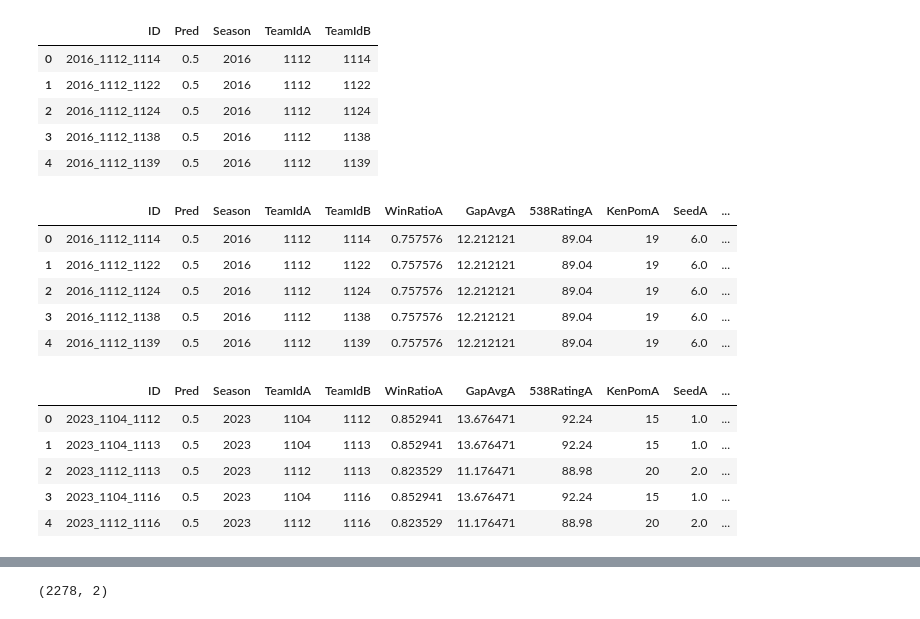
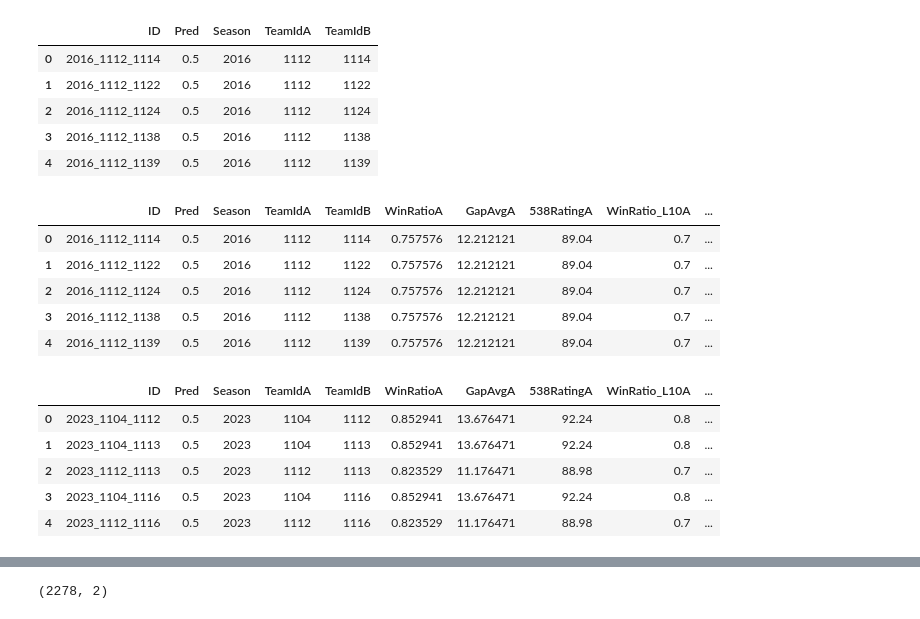
Before and after one commit to rcpiv/MarchMadness, a Jupyter notebook: 2023/Code/MensMM2023.ipynb, the cells around one changed output, grey strips where cells are left out. Saved outputs shown, nothing was run; the diff lists cells and outputs as text; code cells hidden in the pictures.

```diff
--- a/2023/Code/MensMM2023.ipynb
+++ b/2023/Code/MensMM2023.ipynb
@@ -93,3 +92,25 @@ df_features_season.head()
 | 2 | 2016 | 1122 | 0.484848 | -2.363636 | 68.83 |
 | 3 | 2016 | 1124 | 0.656250 | 6.687500 | 85.47 |
 | 4 | 2016 | 1138 | 0.575758 | 0.666667 | 75.66 |
+# %%
+# Get winning Pct in last 10 games of reg season
+
+tempW = pd.DataFrame.from_dict({'Season':reg_season['Season'], 'TeamID':reg_season['WTeamID'],\
+                                   'DayNum':reg_season['DayNum'], 'Result': 1}).reset_index(drop = True)
+
+tempL = pd.DataFrame.from_dict({'Season':reg_season['Season'], 'TeamID':reg_season['LTeamID'],\
+                                   'DayNum':reg_season['DayNum'], 'Result': 0}).reset_index(drop = True)
+
+team_results = pd.concat([tempW,tempL])
+
+l10 = team_results.groupby(['Season','TeamID'])['DayNum'].nlargest(10).reset_index().drop(['level_2'], axis = 1)
+
+l10_results = l10.merge(team_results, how = 'left', on = ['Season', 'TeamID', 'DayNum']).groupby(['Season','TeamID']).mean()
+
+l10_results = l10_results.reset_index().drop(['DayNum'], axis = 1).rename(columns={'Result':'WinRatio_L10'})
+
+df_features_season = df_features_season.merge(l10_results, how = 'left', left_on = ['Season','TeamID'], right_on=['Season','TeamID'])
+
+df_features_season['WinRatio_SeasonL10_Diff'] = df_features_season['WinRatio'] - df_features_season['WinRatio_L10']
+
+df_features_season.head()
@@ -171,6 +189,8 @@ df = pd.merge(
     'WinRatio': 'WinRatioW',
     'GapAvg': 'GapAvgW',
     '538rating': '538RatingW',
+    'WinRatio_L10': 'WinRatio_L10W',
+    'WinRatio_SeasonL10_Diff': 'WinRatio_SeasonL10_DiffW',
     'KenPom': 'KenPomW',
     'Seed': 'SeedW'
 }).drop(columns='TeamID', axis=1)
@@ -189,6 +209,8 @@ df = pd.merge(
     'WinRatio': 'WinRatioL',
     'GapAvg': 'GapAvgL',
     '538rating': '538RatingL',
+    'WinRatio_L10': 'WinRatio_L10L',
+    'WinRatio_SeasonL10_Diff': 'WinRatio_SeasonL10_DiffL',
     'KenPom': 'KenPomL',
     'Seed': 'SeedL'
 }).drop(columns='TeamID', axis=1)
@@ -242,6 +266,6 @@ df.head()
 # %%
 cols_to_diff = [
-    'Seed', 'WinRatio', 'GapAvg', '538Rating', 'KenPom'
+    'Seed', 'WinRatio', 'GapAvg', '538Rating', 'KenPom','WinRatio_L10','WinRatio_SeasonL10_Diff'
 ]
 
 for col in cols_to_diff:
@@ -285,39 +309,43 @@ df_test = pd.merge(
     'WinRatio': 'WinRatioA',
     'GapAvg': 'GapAvgA',
     '538rating': '538RatingA',
+    'WinRatio_L10': 'WinRatio_L10A',
+    'WinRatio_SeasonL10_Diff': 'WinRatio_SeasonL10_DiffA',
     'KenPom': 'KenPomA',
     'Seed': 'SeedA'
 }).drop(columns='TeamID', axis=1)
 
 df_test = pd.merge(
     df_test,
     df_features_season,
     how='left',
     left_on=['Season', 'TeamIdB'],
     right_on=['Season', 'TeamID']
 ).rename(columns={
     'NumWins': 'NumWinsB',
     'NumLosses': 'NumLossesB',
     'GapWins': 'GapWinsB',
     'GapLosses': 'GapLossesB',
     'WinRatio': 'WinRatioB',
     'GapAvg': 'GapAvgB',
     '538rating': '538RatingB',
+    'WinRatio_L10': 'WinRatio_L10B',
+    'WinRatio_SeasonL10_Diff': 'WinRatio_SeasonL10_DiffB',
     'KenPom': 'KenPomB',
     'Seed': 'SeedB'
 }).drop(columns='TeamID', axis=1)
 
 for col in cols_to_diff:
     df_test[col + 'Diff'] = df_test[col + 'A'] - df_test[col + 'B']
 
 df_test.head()
 # %% [output]
-|  | ID | Pred | Season | TeamIdA | TeamIdB | WinRatioA | GapAvgA | 538RatingA | KenPomA | SeedA | ... |
-| 0 | 2016_1112_1114 | 0.5 | 2016 | 1112 | 1114 | 0.757576 | 12.212121 | 89.04 | 19 | 6.0 | ... |
-| 1 | 2016_1112_1122 | 0.5 | 2016 | 1112 | 1122 | 0.757576 | 12.212121 | 89.04 | 19 | 6.0 | ... |
-| 2 | 2016_1112_1124 | 0.5 | 2016 | 1112 | 1124 | 0.757576 | 12.212121 | 89.04 | 19 | 6.0 | ... |
-| 3 | 2016_1112_1138 | 0.5 | 2016 | 1112 | 1138 | 0.757576 | 12.212121 | 89.04 | 19 | 6.0 | ... |
-| 4 | 2016_1112_1139 | 0.5 | 2016 | 1112 | 1139 | 0.757576 | 12.212121 | 89.04 | 19 | 6.0 | ... |
+|  | ID | Pred | Season | TeamIdA | TeamIdB | WinRatioA | GapAvgA | 538RatingA | WinRatio_L10A | ... |
+| 0 | 2016_1112_1114 | 0.5 | 2016 | 1112 | 1114 | 0.757576 | 12.212121 | 89.04 | 0.7 | ... |
+| 1 | 2016_1112_1122 | 0.5 | 2016 | 1112 | 1122 | 0.757576 | 12.212121 | 89.04 | 0.7 | ... |
+| 2 | 2016_1112_1124 | 0.5 | 2016 | 1112 | 1124 | 0.757576 | 12.212121 | 89.04 | 0.7 | ... |
+| 3 | 2016_1112_1138 | 0.5 | 2016 | 1112 | 1138 | 0.757576 | 12.212121 | 89.04 | 0.7 | ... |
+| 4 | 2016_1112_1139 | 0.5 | 2016 | 1112 | 1139 | 0.757576 | 12.212121 | 89.04 | 0.7 | ... |
 # %%
 df['ScoreDiff'] = df['ScoreA'] - df['ScoreB']
 df['WinA'] = (df['ScoreDiff'] > 0).astype(int)
@@ -349,6 +379,8 @@ submission = pd.merge(
     'WinRatio': 'WinRatioA',
     'GapAvg': 'GapAvgA',
     '538rating': '538RatingA',
+    'WinRatio_L10': 'WinRatio_L10A',
+    'WinRatio_SeasonL10_Diff': 'WinRatio_SeasonL10_DiffA',
     'KenPom': 'KenPomA',
     'Seed': 'SeedA'
 }).drop(columns='TeamID', axis=1)
@@ -367,6 +399,8 @@ submission = pd.merge(
     'WinRatio': 'WinRatioB',
     'GapAvg': 'GapAvgB',
     '538rating': '538RatingB',
+    'WinRatio_L10': 'WinRatio_L10B',
+    'WinRatio_SeasonL10_Diff': 'WinRatio_SeasonL10_DiffB',
     'KenPom': 'KenPomB',
     'Seed': 'SeedB'
 }).drop(columns='TeamID', axis=1)
@@ -376,12 +410,12 @@ for col in cols_to_diff:
 
 submission.head()
 # %% [output]
-|  | ID | Pred | Season | TeamIdA | TeamIdB | WinRatioA | GapAvgA | 538RatingA | KenPomA | SeedA | ... |
-| 0 | 2023_1104_1112 | 0.5 | 2023 | 1104 | 1112 | 0.852941 | 13.676471 | 92.24 | 15 | 1.0 | ... |
-| 1 | 2023_1104_1113 | 0.5 | 2023 | 1104 | 1113 | 0.852941 | 13.676471 | 92.24 | 15 | 1.0 | ... |
-| 2 | 2023_1112_1113 | 0.5 | 2023 | 1112 | 1113 | 0.823529 | 11.176471 | 88.98 | 20 | 2.0 | ... |
-| 3 | 2023_1104_1116 | 0.5 | 2023 | 1104 | 1116 | 0.852941 | 13.676471 | 92.24 | 15 | 1.0 | ... |
-| 4 | 2023_1112_1116 | 0.5 | 2023 | 1112 | 1116 | 0.823529 | 11.176471 | 88.98 | 20 | 2.0 | ... |
+|  | ID | Pred | Season | TeamIdA | TeamIdB | WinRatioA | GapAvgA | 538RatingA | WinRatio_L10A | ... |
+| 0 | 2023_1104_1112 | 0.5 | 2023 | 1104 | 1112 | 0.852941 | 13.676471 | 92.24 | 0.8 | ... |
+| 1 | 2023_1104_1113 | 0.5 | 2023 | 1104 | 1113 | 0.852941 | 13.676471 | 92.24 | 0.8 | ... |
+| 2 | 2023_1112_1113 | 0.5 | 2023 | 1112 | 1113 | 0.823529 | 11.176471 | 88.98 | 0.7 | ... |
+| 3 | 2023_1104_1116 | 0.5 | 2023 | 1104 | 1116 | 0.852941 | 13.676471 | 92.24 | 0.8 | ... |
+| 4 | 2023_1112_1116 | 0.5 | 2023 | 1112 | 1116 | 0.823529 | 11.176471 | 88.98 | 0.7 | ... |
 # %%
 # Sample and Get Target
 x = df[df['Season'] < 2022]
```
Also changed, not shown: parts of 15 cells of this notebook, 1 other file.
